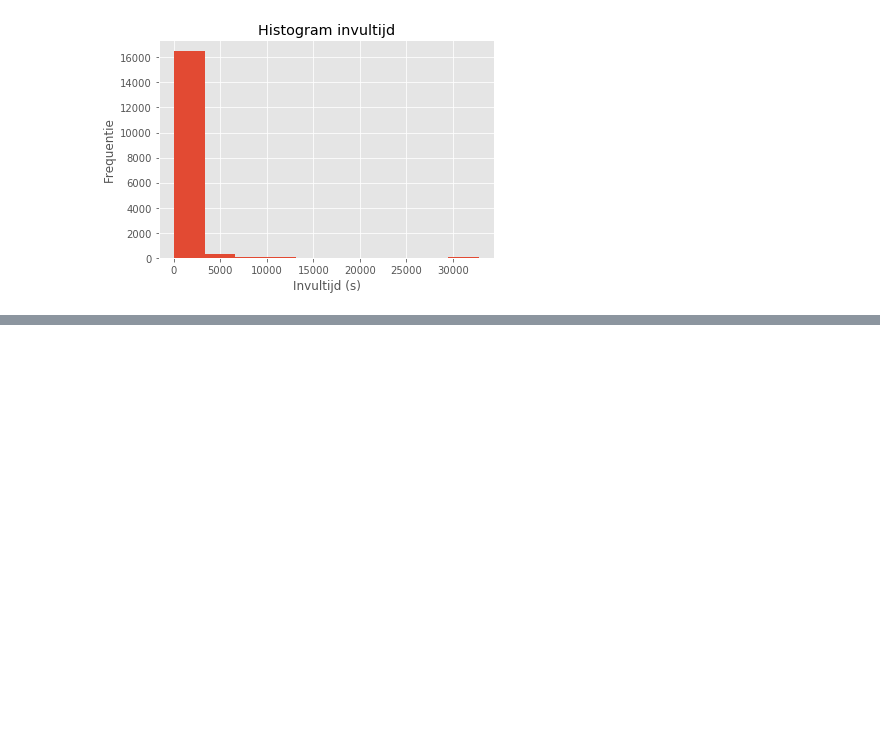
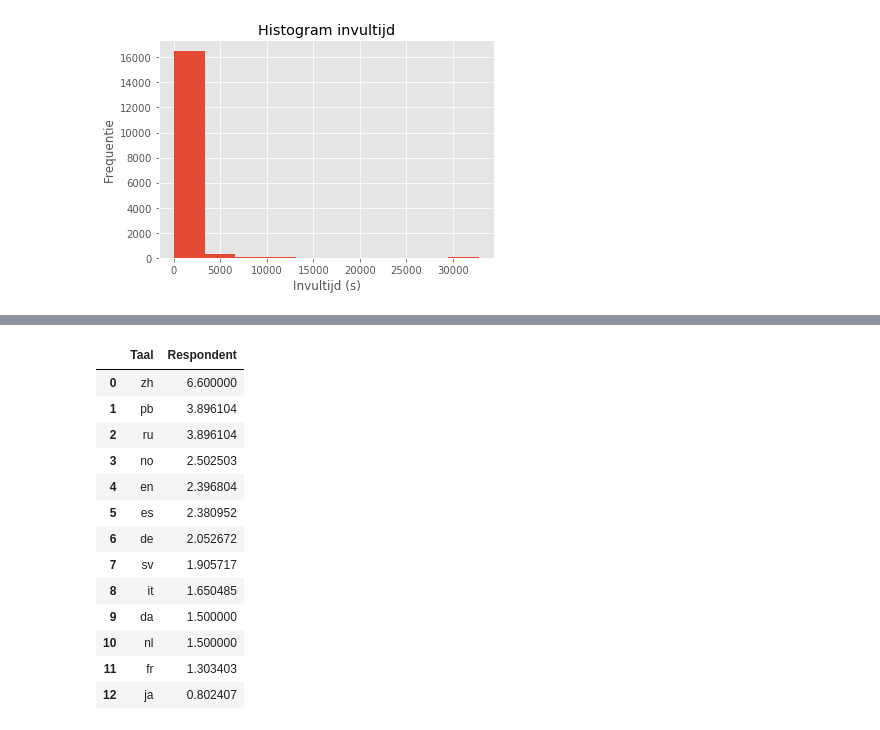
Before and after one commit to tomhostyn/VlMe2017, a Jupyter notebook: Wrangling.ipynb, the cells around one changed output, grey strips where cells are left out. Cells and saved outputs as stored; diff of their text form; code cells hidden in the pictures; blank space fills up the shorter version.

```diff
--- a/Wrangling.ipynb
+++ b/Wrangling.ipynb
@@ -142,0 +181,21 @@ plt.show()
+# %%
+df_rel = (df.loc[df["Invultijd (seconden)"] > 3600,["Respondent","Taal"]].groupby("Taal").count() * 100/
+ df[["Respondent","Taal"]].groupby("Taal").count())
+df_rel = df_rel.sort_values(by="Respondent",ascending =False)
+df_rel = df_rel.reset_index()
+df_rel
+# %% [output]
+|  | Taal | Respondent |
+| 0 | zh | 6.600000 |
+| 1 | pb | 3.896104 |
+| 2 | ru | 3.896104 |
+| 3 | no | 2.502503 |
+| 4 | en | 2.396804 |
+| 5 | es | 2.380952 |
+| 6 | de | 2.052672 |
+| 7 | sv | 1.905717 |
+| 8 | it | 1.650485 |
+| 9 | da | 1.500000 |
+| 10 | nl | 1.500000 |
+| 11 | fr | 1.303403 |
+| 12 | ja | 0.802407 |
```
Also changed, not shown: parts of 3 cells of this notebook.
